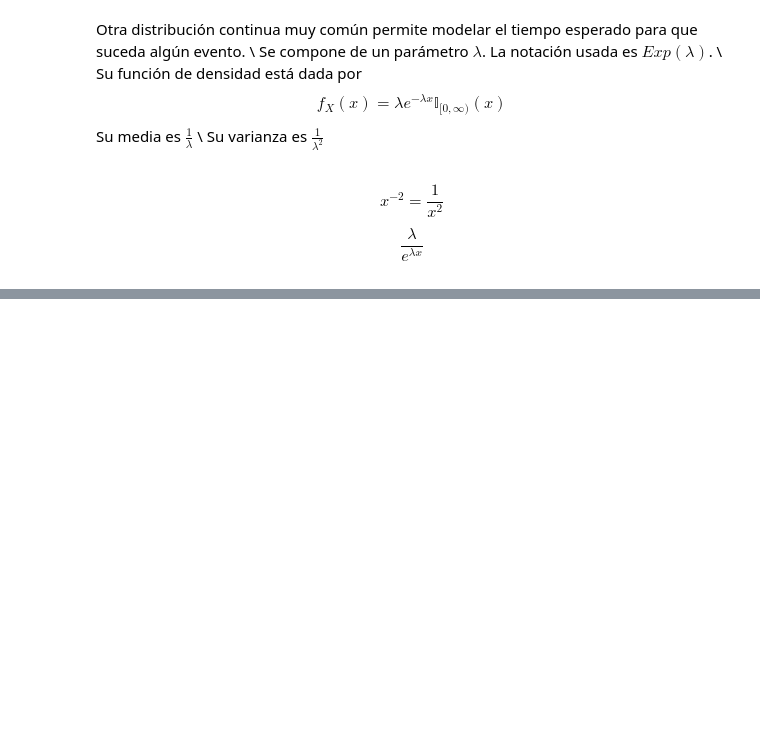
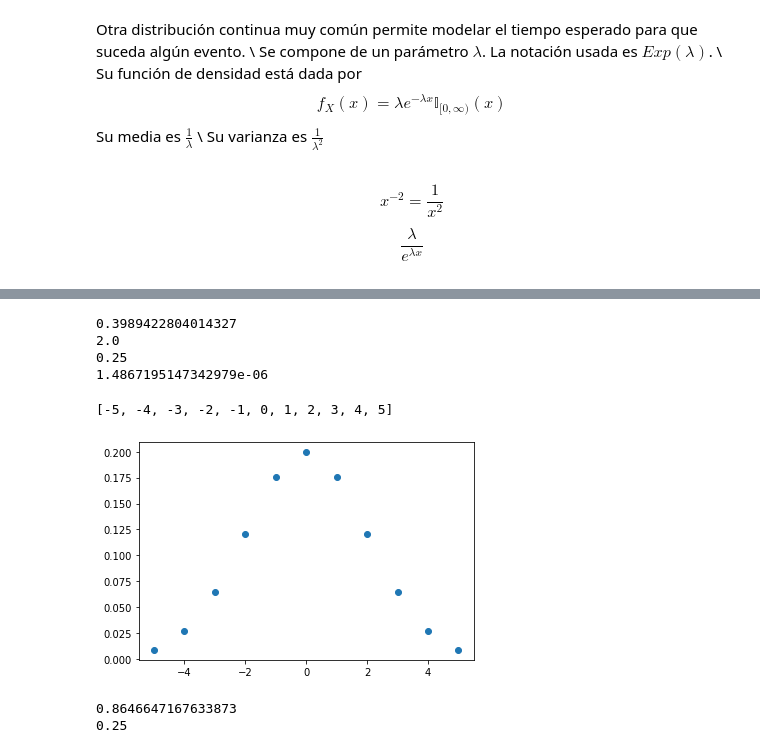
Before and after one commit to luciogutierrez/iron-hack, a Jupyter notebook: 2-module/9-probabilidad/Dist_continuas.ipynb, the cells around one changed output, grey strips where cells are left out. Drawn from its saved outputs; the diff is of its cells as text; code cells hidden in the pictures; blank space fills up the shorter version.

```diff
--- a/2-module/9-probabilidad/Dist_continuas.ipynb
+++ b/2-module/9-probabilidad/Dist_continuas.ipynb
@@ -247,0 +256,4 @@ fig.show()
+# %%
+unif = uniform(2,4)
+normal = norm(0,2)
+exp = expon(0,0.6)
@@ -247,0 +286,15 @@ fig.show()
+# %%
+print(normal.pdf(0))
+print(exp.pdf(0))
+print(unif.pdf(2))
+print(normal.pdf(5))
+# %% [output]
+0.3989422804014327
+2.0
+0.25
+1.4867195147342979e-06
+# %%
+ejes = [x for x in range(-5, 6, 1)]
+ejes
+# %% [output]
+[-5, -4, -3, -2, -1, 0, 1, 2, 3, 4, 5]
@@ -247,0 +303,10 @@ fig.show()
+# %%
+plt.scatter(ejes, normal.pdf(ejes));
+# %% [output]
+[figure, added]
+# %%
+print(exp.cdf(1))
+print(unif.cdf(3))
+# %% [output]
+0.8646647167633873
+0.25
```
Also changed, not shown: parts of 10 cells of this notebook, 4 other files.
